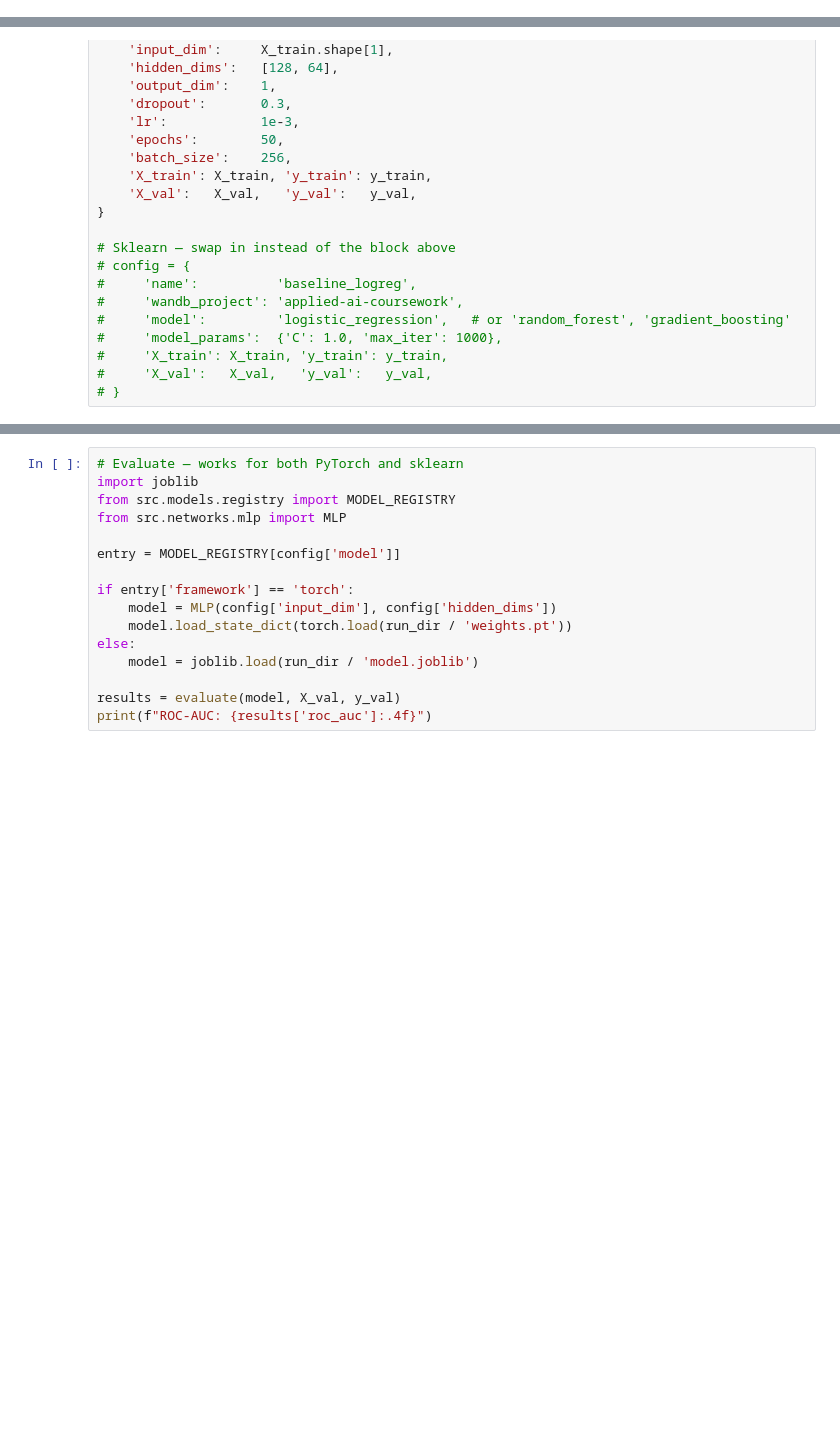
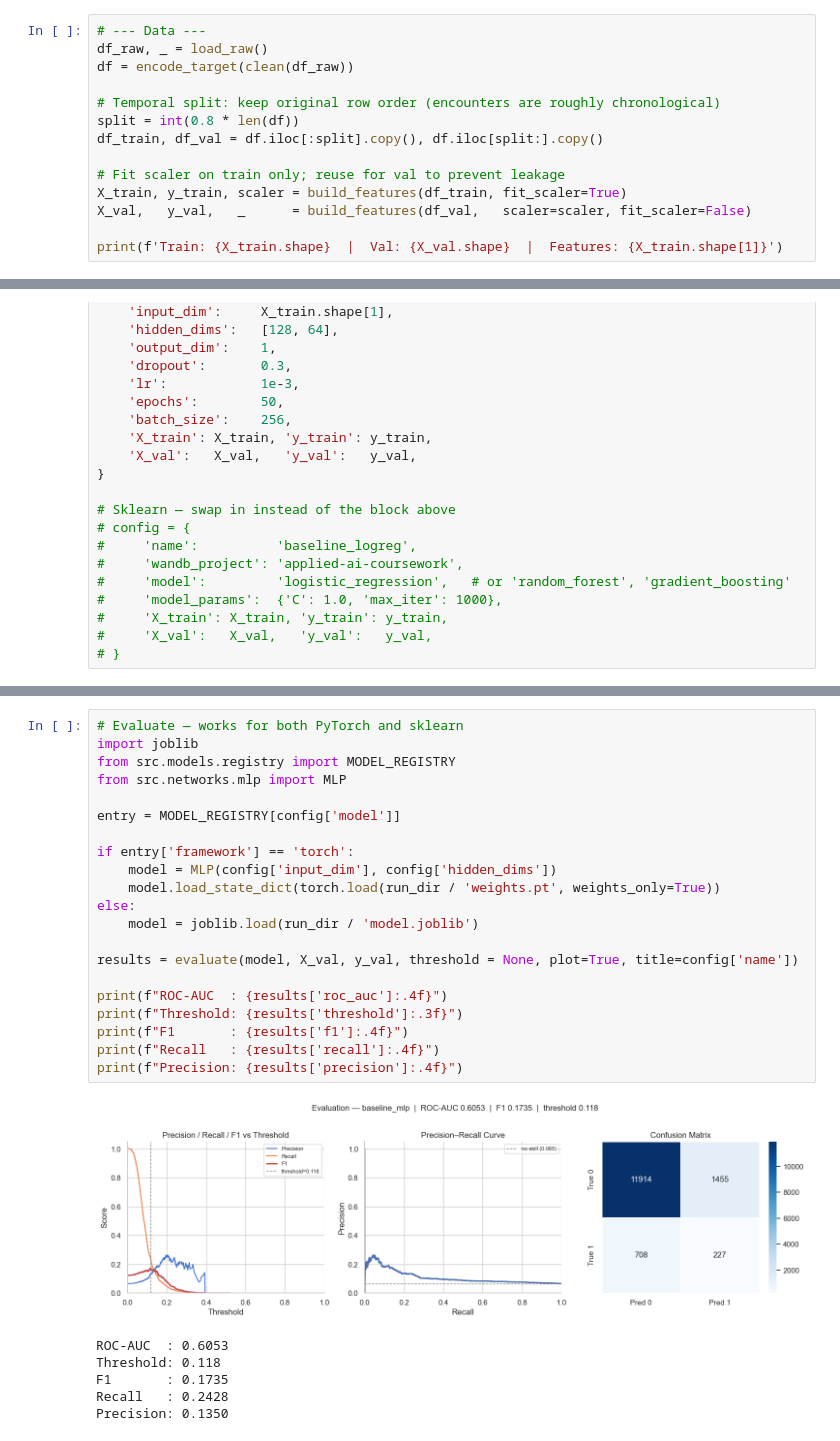
Before and after one commit to Byambaa0325/diabetes-uci-dataset, a Jupyter notebook: notebooks/experiments/exp_01_baseline.ipynb, the cells around one changed output, grey strips where cells are left out. Cells and saved outputs as stored; diff of their text form; blank space fills up the shorter version.

```diff
--- a/notebooks/experiments/exp_01_baseline.ipynb
+++ b/notebooks/experiments/exp_01_baseline.ipynb
@@ -35,0 +27,14 @@ y_train, y_val = y[:split], y[split:]
+# %%
+# --- Data ---
+df_raw, _ = load_raw()
+df = encode_target(clean(df_raw))
+
+# Temporal split: keep original row order (encounters are roughly chronological)
+split = int(0.8 * len(df))
+df_train, df_val = df.iloc[:split].copy(), df.iloc[split:].copy()
+
+# Fit scaler on train only; reuse for val to prevent leakage
+X_train, y_train, scaler = build_features(df_train, fit_scaler=True)
+X_val,   y_val,   _      = build_features(df_val,   scaler=scaler, fit_scaler=False)
+
+print(f'Train: {X_train.shape}  |  Val: {X_val.shape}  |  Features: {X_train.shape[1]}')
@@ -68,16 +91,28 @@ print('Artefacts saved to:', run_dir)
 # %%
 # Evaluate — works for both PyTorch and sklearn
 import joblib
 from src.models.registry import MODEL_REGISTRY
 from src.networks.mlp import MLP
 
 entry = MODEL_REGISTRY[config['model']]
 
 if entry['framework'] == 'torch':
     model = MLP(config['input_dim'], config['hidden_dims'])
-    model.load_state_dict(torch.load(run_dir / 'weights.pt'))
+    model.load_state_dict(torch.load(run_dir / 'weights.pt', weights_only=True))
 else:
     model = joblib.load(run_dir / 'model.joblib')
 
-results = evaluate(model, X_val, y_val)
-print(f"ROC-AUC: {results['roc_auc']:.4f}")
+results = evaluate(model, X_val, y_val, threshold = None, plot=True, title=config['name'])
+
+print(f"ROC-AUC  : {results['roc_auc']:.4f}")
+print(f"Threshold: {results['threshold']:.3f}")
+print(f"F1       : {results['f1']:.4f}")
+print(f"Recall   : {results['recall']:.4f}")
+print(f"Precision: {results['precision']:.4f}")
+# %% [output]
+[figure, added]
+ROC-AUC  : 0.6053
+Threshold: 0.118
+F1       : 0.1735
+Recall   : 0.2428
+Precision: 0.1350
```
Also changed, not shown: parts of 3 cells of this notebook, 11 other files.
